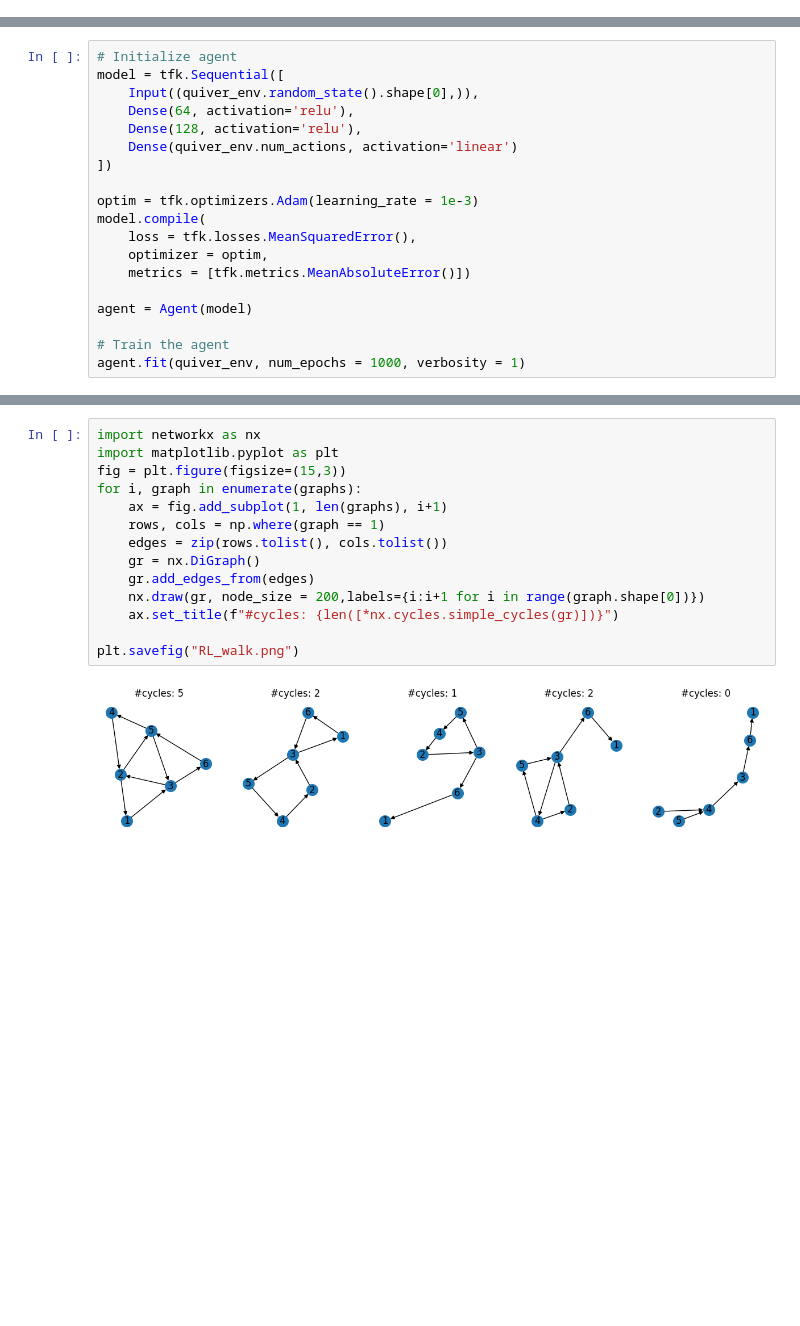
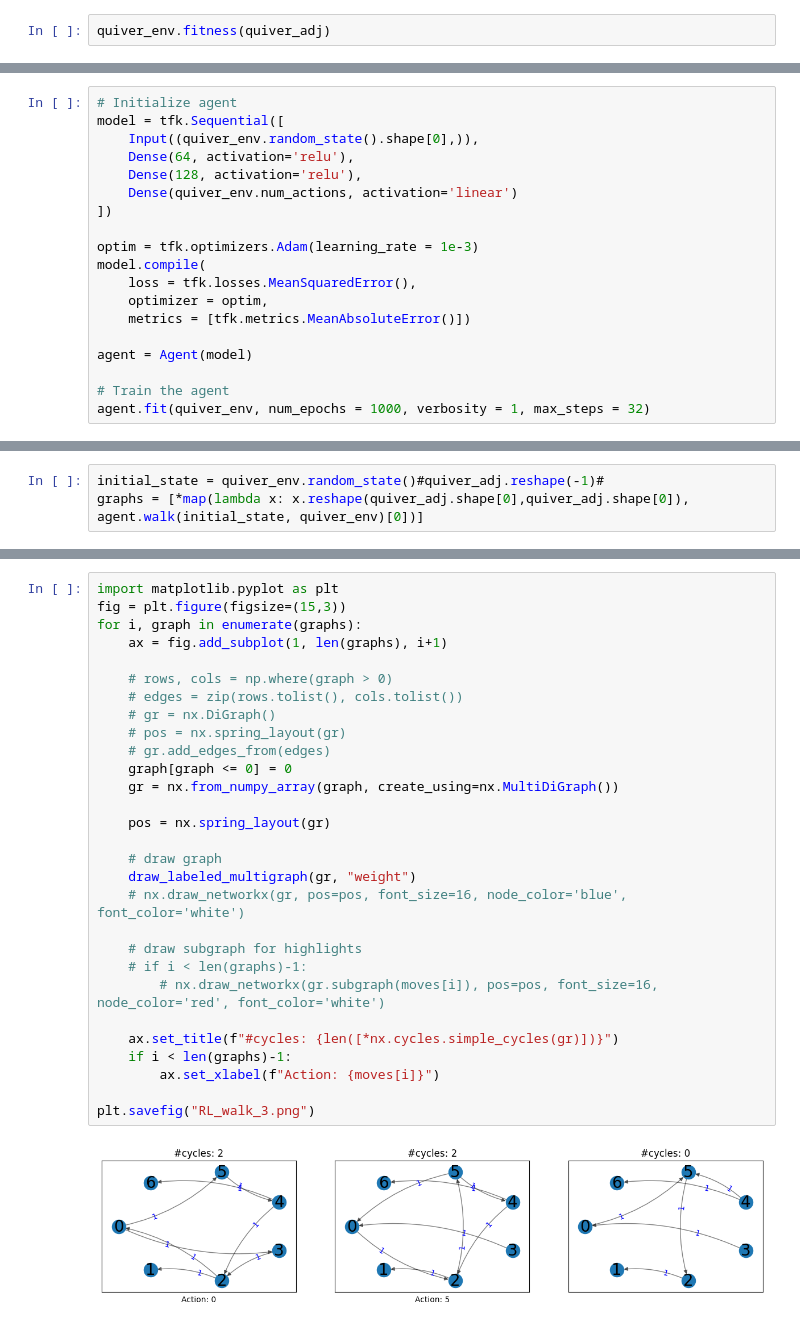
Before and after one commit to gbutb/QuiverMutations, a Jupyter notebook: RLmutate.ipynb, the cells around one changed output, grey strips where cells are left out. Cells and saved outputs as stored; diff of their text form; blank space fills up the shorter version.

```diff
--- a/RLmutate.ipynb
+++ b/RLmutate.ipynb
@@ -26,0 +60,2 @@ quiver_env = QuiverMutationEnvironment(quiver_adj)
+# %%
+quiver_env.fitness(quiver_adj)
@@ -42,6 +79,6 @@ model.compile(
 agent = Agent(model)
 
 # Train the agent
-agent.fit(quiver_env, num_epochs = 1000, verbosity = 1)
+agent.fit(quiver_env, num_epochs = 1000, verbosity = 1, max_steps = 32)
 # %% [output]
 WARNING: All log messages before absl::InitializeLog() is called are written to STDERR
@@ -87,0 +107,3 @@ array([3, 6, 5, 4])
+# %%
+initial_state = quiver_env.random_state()#quiver_adj.reshape(-1)#
+graphs = [*map(lambda x: x.reshape(quiver_adj.shape[0],quiver_adj.shape[0]), agent.walk(initial_state, quiver_env)[0])]
@@ -88,16 +122,31 @@ array([3, 6, 5, 4])
 # %%
-import networkx as nx
 import matplotlib.pyplot as plt
 fig = plt.figure(figsize=(15,3))
 for i, graph in enumerate(graphs):
     ax = fig.add_subplot(1, len(graphs), i+1)
-    rows, cols = np.where(graph == 1)
-    edges = zip(rows.tolist(), cols.tolist())
-    gr = nx.DiGraph()
-    gr.add_edges_from(edges)
-    nx.draw(gr, node_size = 200,labels={i:i+1 for i in range(graph.shape[0])})
+
+    # rows, cols = np.where(graph > 0)
+    # edges = zip(rows.tolist(), cols.tolist())
+    # gr = nx.DiGraph()
+    # pos = nx.spring_layout(gr)
+    # gr.add_edges_from(edges)
+    graph[graph <= 0] = 0
+    gr = nx.from_numpy_array(graph, create_using=nx.MultiDiGraph())
+
+    pos = nx.spring_layout(gr)
+
+    # draw graph
+    draw_labeled_multigraph(gr, "weight")
+    # nx.draw_networkx(gr, pos=pos, font_size=16, node_color='blue', font_color='white')
+
+    # draw subgraph for highlights
+    # if i < len(graphs)-1:
+        # nx.draw_networkx(gr.subgraph(moves[i]), pos=pos, font_size=16, node_color='red', font_color='white')
+
     ax.set_title(f"#cycles: {len([*nx.cycles.simple_cycles(gr)])}")
+    if i < len(graphs)-1:
+        ax.set_xlabel(f"Action: {moves[i]}")
 
-plt.savefig("RL_walk.png")
+plt.savefig("RL_walk_3.png")
 # %% [output]
-[figure, old version]
+[figure, new version]
```
Also changed, not shown: parts of 12 cells of this notebook, 1 other file.
